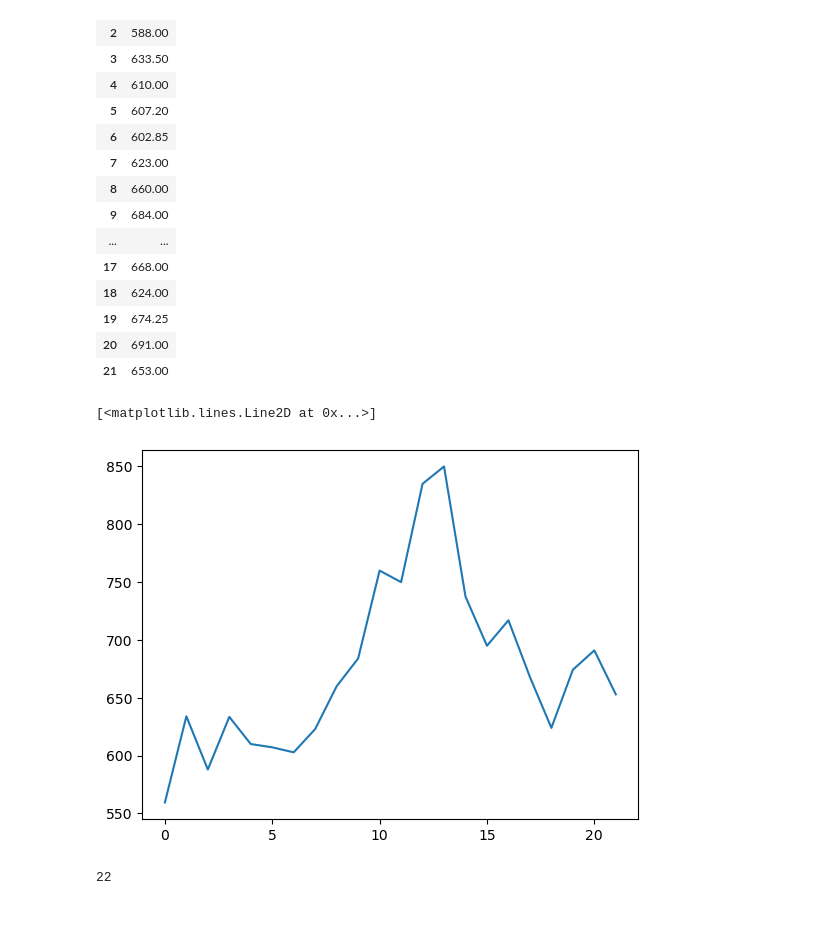
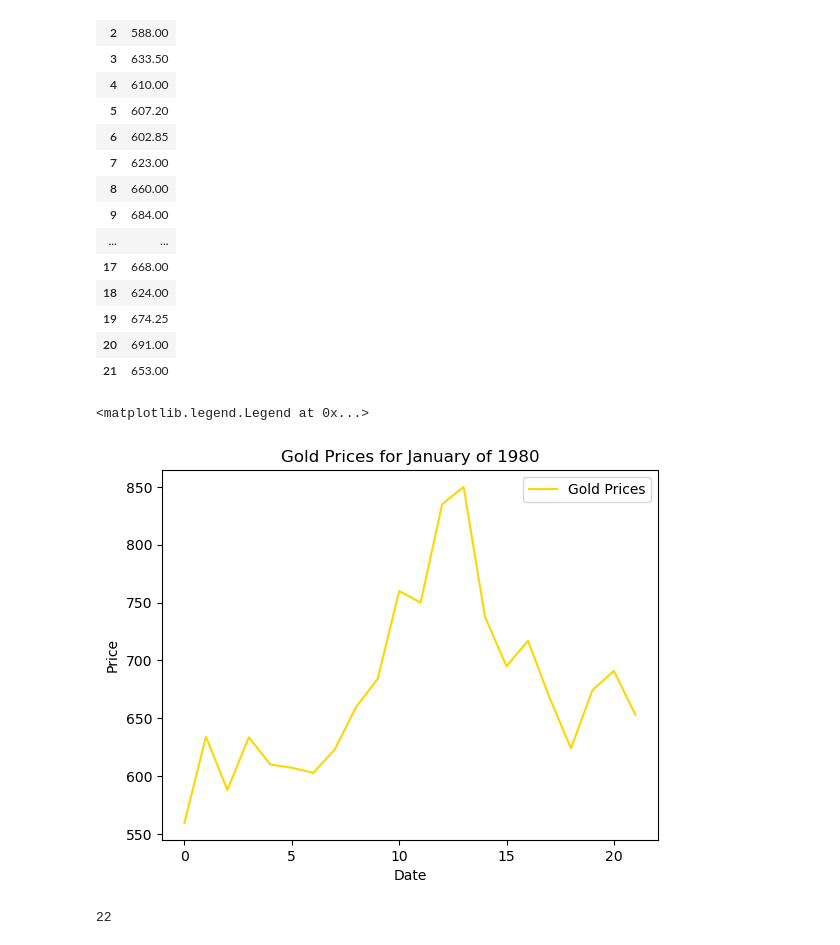
Before and after one commit to dspencer80/gold_silver, a Jupyter notebook: Gold VS Silver.ipynb, the cells around one changed output. Drawn from its saved outputs; the diff is of its cells as text; code cells hidden in the pictures; blank space fills up the shorter version.

```diff
--- a/Gold VS Silver.ipynb
+++ b/Gold VS Silver.ipynb
@@ -271,11 +278,15 @@ gold80
 | 19 | 674.25 |
 | 20 | 691.00 |
 | 21 | 653.00 |
-# %%
-plt.plot(gold80)
-# %% [output]
-[<matplotlib.lines.Line2D at 0x...>]
-[figure, removed]
+# %%
+plt.plot(gold80, 'gold')
+plt.title("Gold Prices for January of 1980")
+plt.xlabel('Date')
+plt.ylabel('Price')
+plt.legend(["Gold Prices", "Silver Prices"])
+# %% [output]
+<matplotlib.legend.Legend at 0x...>
+[figure, added]
 # %%
 len(gold80)
 # %% [output]
```
Also changed, not shown: parts of 5 cells of this notebook.
